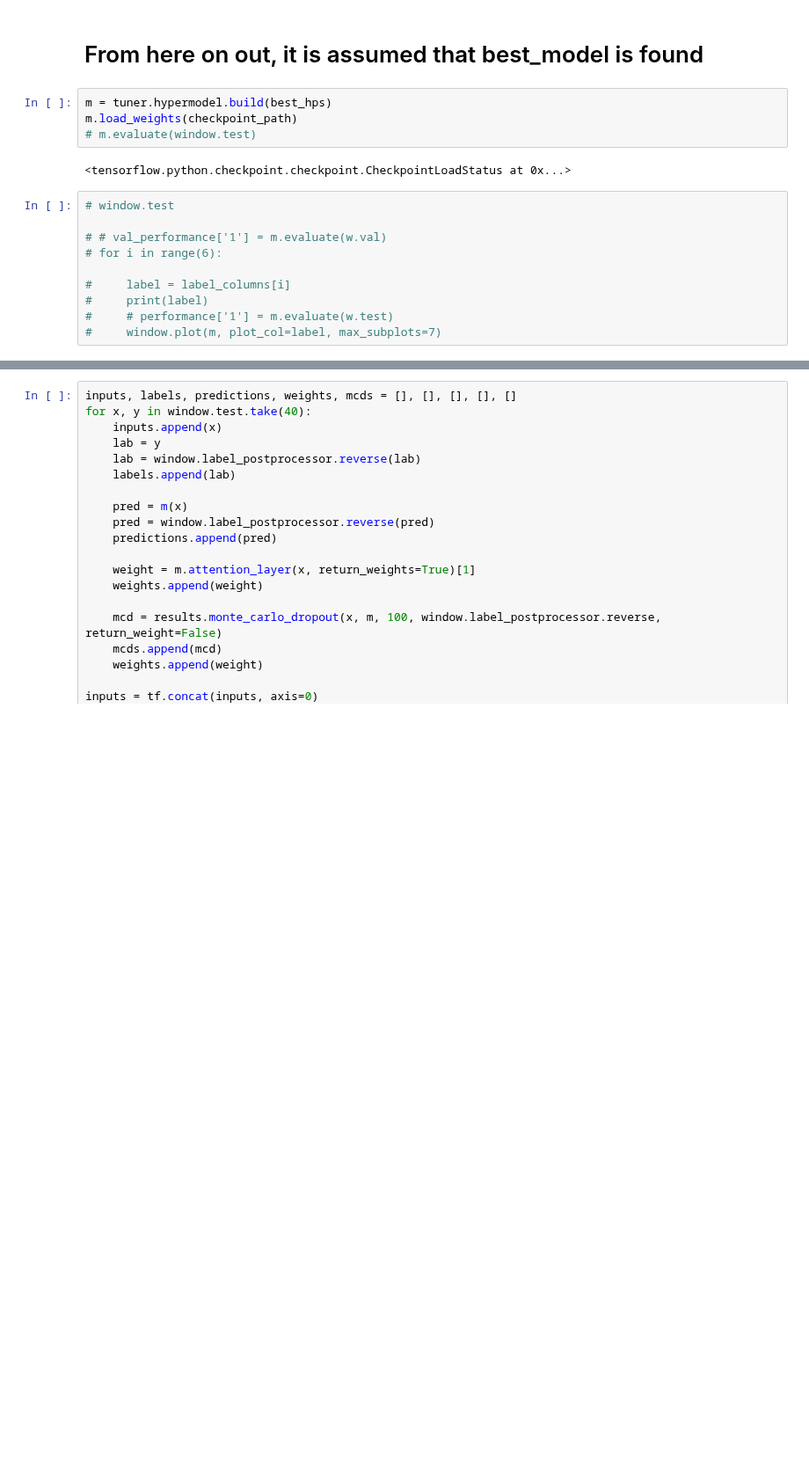
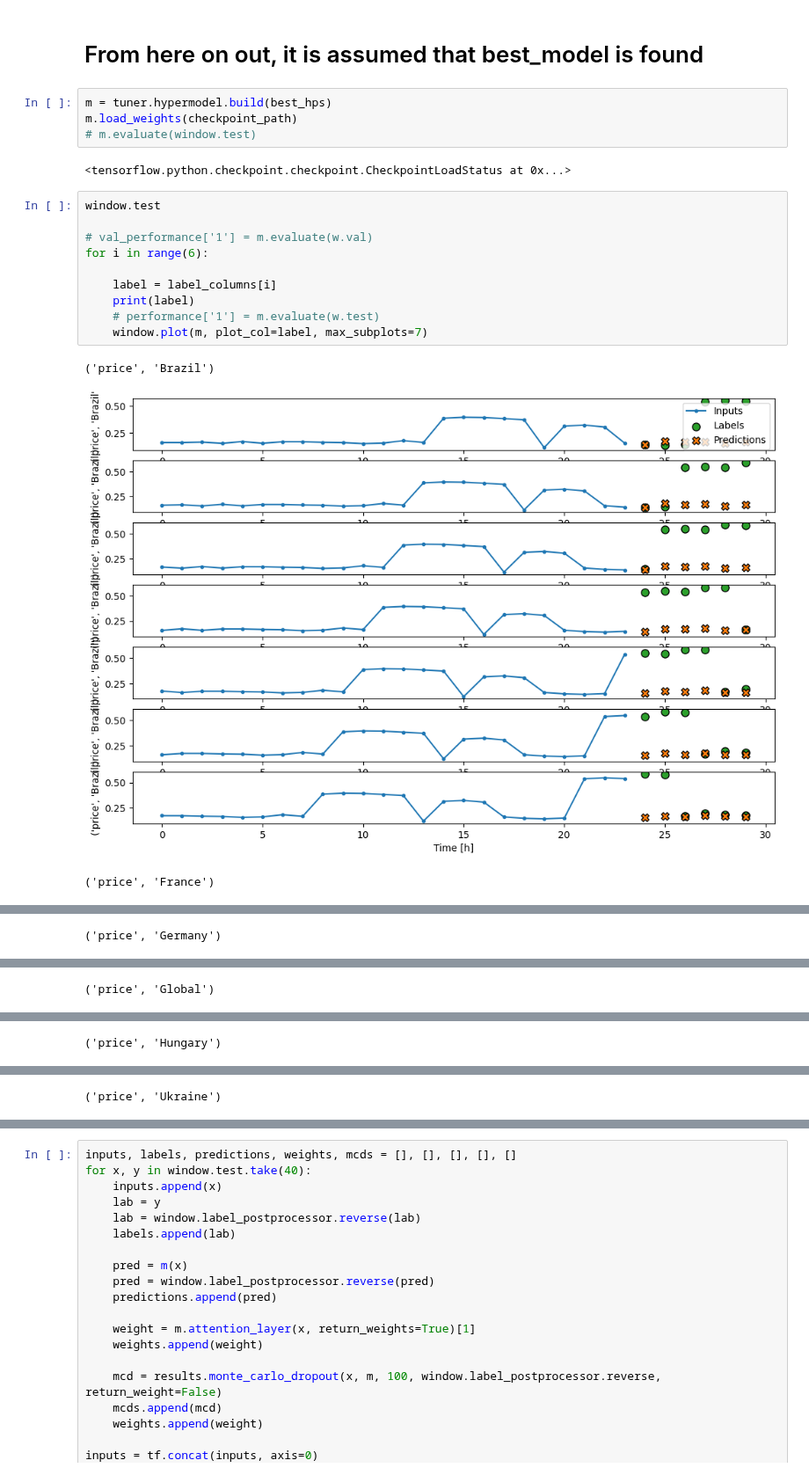
Before and after one commit to Gogonemnem/erasmus-university-rotterdam-assignments, a Jupyter notebook: code/notebooks/Gonem/hp.ipynb, the cells around one changed output, grey strips where cells are left out. Shown at 88% size. Cells and saved outputs as stored; diff of their text form; blank space fills up the shorter version.

```diff
--- a/code/notebooks/Gonem/hp.ipynb
+++ b/code/notebooks/Gonem/hp.ipynb
@@ -176,12 +178,16 @@ m.load_weights(checkpoint_path)
 # %% [output]
 <tensorflow.python.checkpoint.checkpoint.CheckpointLoadStatus at 0x...>
 # %%
-# window.test
+window.test
 
-# # val_performance['1'] = m.evaluate(w.val)
-# for i in range(6):
+# val_performance['1'] = m.evaluate(w.val)
+for i in range(6):
 
-#     label = label_columns[i]
-#     print(label)
-#     # performance['1'] = m.evaluate(w.test)
-#     window.plot(m, plot_col=label, max_subplots=7)
+    label = label_columns[i]
+    print(label)
+    # performance['1'] = m.evaluate(w.test)
+    window.plot(m, plot_col=label, max_subplots=7)
+# %% [output]
+('price', 'Brazil')
+[figure, added]
+('price', 'France')
@@ -187,0 +195 @@ m.load_weights(checkpoint_path)
+('price', 'Germany')
@@ -187,0 +197 @@ m.load_weights(checkpoint_path)
+('price', 'Global')
@@ -187,0 +199 @@ m.load_weights(checkpoint_path)
+('price', 'Hungary')
@@ -187,0 +201 @@ m.load_weights(checkpoint_path)
+('price', 'Ukraine')
```
Also changed, not shown: parts of 9 cells of this notebook, 37 other files.
